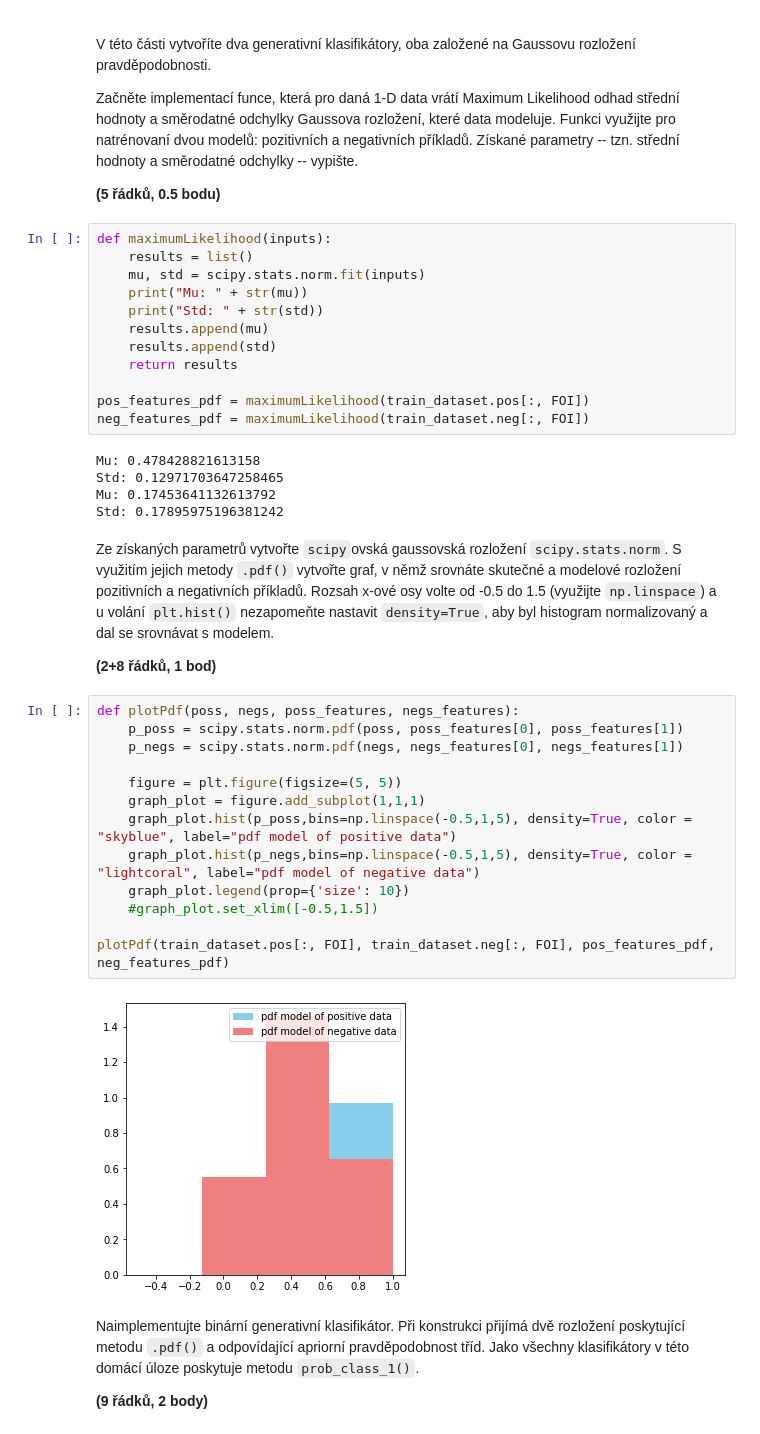
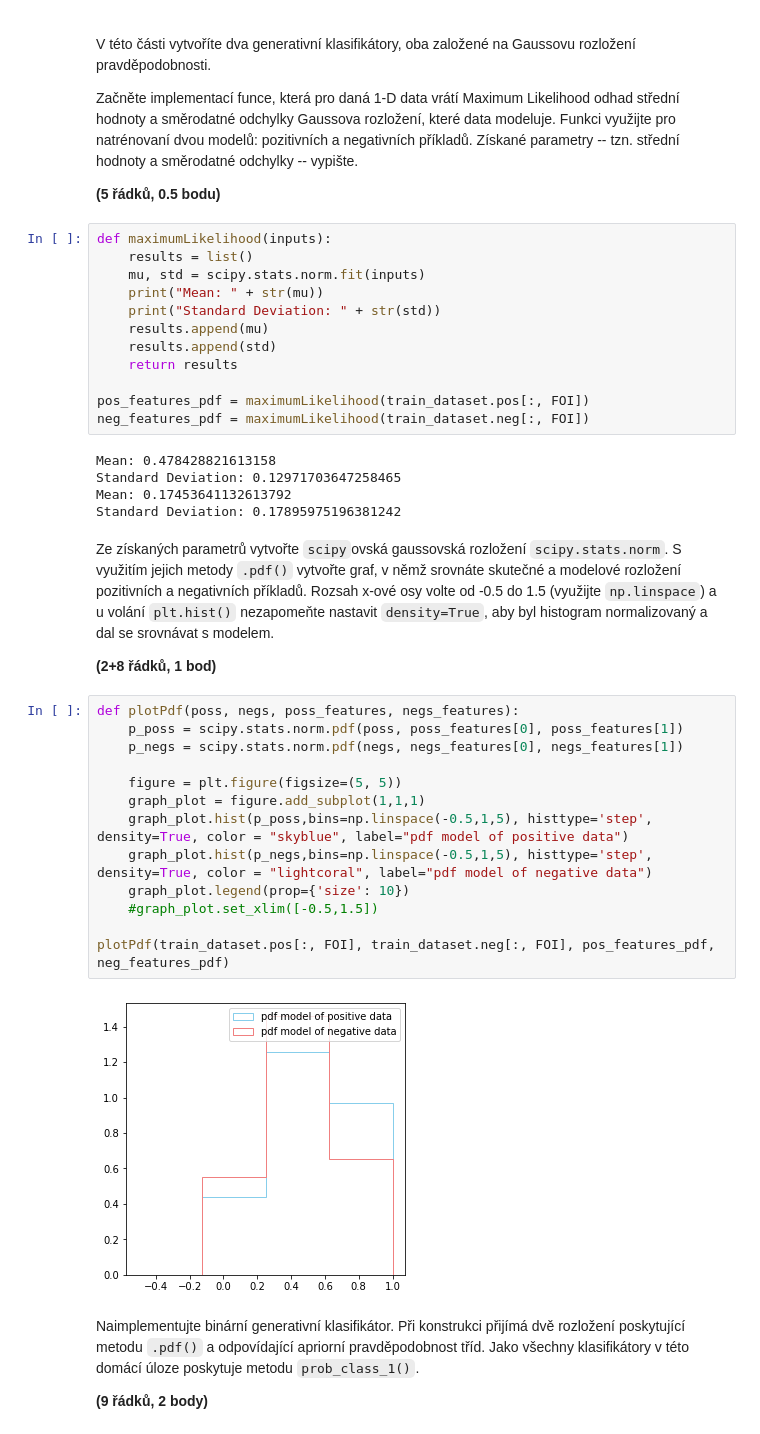
Before and after one commit to kateriska/6.-semestr-FIT, a Jupyter notebook: SUI/du/zadani.ipynb, the cells around one changed output. Cells and saved outputs as stored; diff of their text form.

```diff
--- a/SUI/du/zadani.ipynb
+++ b/SUI/du/zadani.ipynb
@@ -168,8 +151,8 @@ Získané parametry -- tzn. střední hodnoty a směrodatné odchylky -- vypišt
 def maximumLikelihood(inputs):
     results = list()
     mu, std = scipy.stats.norm.fit(inputs)
-    print("Mu: " + str(mu))
-    print("Std: " + str(std))
+    print("Mean: " + str(mu))
+    print("Standard Deviation: " + str(std))
     results.append(mu)
     results.append(std)
     return results
@@ -177,10 +160,10 @@ def maximumLikelihood(inputs):
 pos_features_pdf = maximumLikelihood(train_dataset.pos[:, FOI])
 neg_features_pdf = maximumLikelihood(train_dataset.neg[:, FOI])
 # %% [output]
-Mu: 0.478428821613158
-Std: 0.12971703647258465
-Mu: 0.17453641132613792
-Std: 0.17895975196381242
+Mean: 0.478428821613158
+Standard Deviation: 0.12971703647258465
+Mean: 0.17453641132613792
+Standard Deviation: 0.17895975196381242
 # %% [markdown]
 Ze získaných parametrů vytvořte `scipy`ovská gaussovská rozložení `scipy.stats.norm`.
 S využitím jejich metody `.pdf()` vytvořte graf, v němž srovnáte skutečné a modelové rozložení pozitivních a negativních příkladů.
@@ -190,18 +173,18 @@ Rozsah x-ové osy volte od -0.5 do 1.5 (využijte `np.linspace`) a u volání `p
 # %%
 def plotPdf(poss, negs, poss_features, negs_features):
     p_poss = scipy.stats.norm.pdf(poss, poss_features[0], poss_features[1])
     p_negs = scipy.stats.norm.pdf(negs, negs_features[0], negs_features[1])
 
     figure = plt.figure(figsize=(5, 5))
     graph_plot = figure.add_subplot(1,1,1)
-    graph_plot.hist(p_poss,bins=np.linspace(-0.5,1,5), density=True, color = "skyblue", label="pdf model of positive data")
-    graph_plot.hist(p_negs,bins=np.linspace(-0.5,1,5), density=True, color = "lightcoral", label="pdf model of negative data")
+    graph_plot.hist(p_poss,bins=np.linspace(-0.5,1,5), histtype='step',  density=True, color = "skyblue", label="pdf model of positive data")
+    graph_plot.hist(p_negs,bins=np.linspace(-0.5,1,5), histtype='step', density=True, color = "lightcoral", label="pdf model of negative data")
     graph_plot.legend(prop={'size': 10})
     #graph_plot.set_xlim([-0.5,1.5])
 
 plotPdf(train_dataset.pos[:, FOI], train_dataset.neg[:, FOI], pos_features_pdf, neg_features_pdf)
 # %% [output]
-[figure, old version]
+[figure, new version]
 # %% [markdown]
 Naimplementujte binární generativní klasifikátor.
 Při konstrukci přijímá dvě rozložení poskytující metodu `.pdf()` a odpovídající apriorní pravděpodobnost tříd.
```
Also changed, not shown: parts of 8 cells of this notebook.
